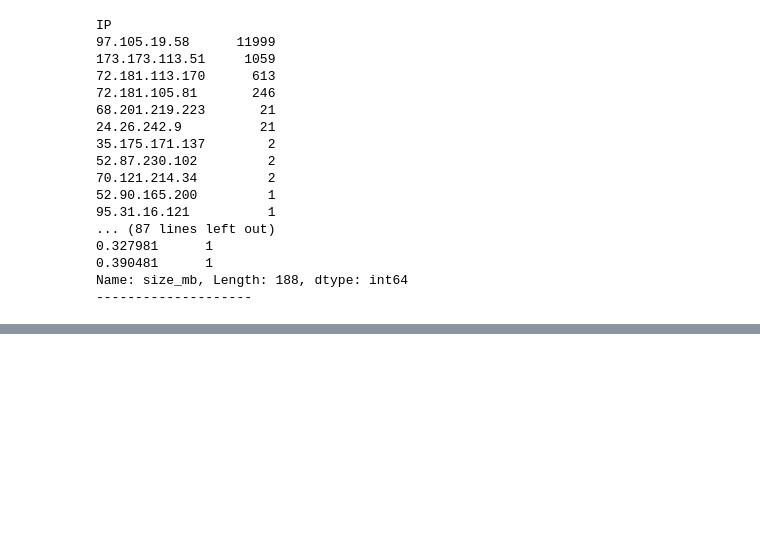
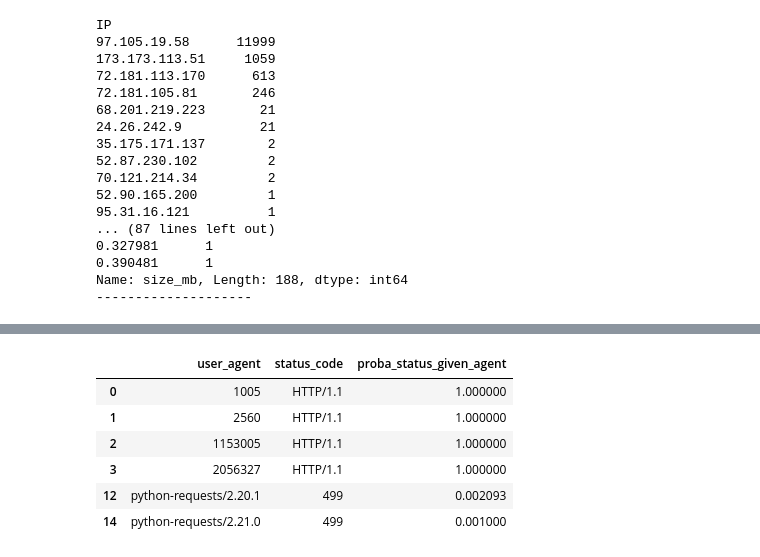
Before and after one commit to JaradAng/anomaly-detection-exercises, a Jupyter notebook: discrete_anomaly_detection.ipynb, the cells around one changed output, grey strips where cells are left out. Saved outputs shown, nothing was run; the diff lists cells and outputs as text; code cells hidden in the pictures; blank space fills up the shorter version.

```diff
--- a/discrete_anomaly_detection.ipynb
+++ b/discrete_anomaly_detection.ipynb
@@ -195,0 +218,7 @@ Name: size_mb, Length: 188, dtype: int64
+# %%
+status_given_agent = (
+    df.groupby('user_agent')
+    .status_code.value_counts(normalize=True)
+    .rename('proba_status_given_agent')
+    .reset_index())
+status_given_agent.head()
@@ -195,0 +232,10 @@ Name: size_mb, Length: 188, dtype: int64
+# %%
+status_given_agent[status_given_agent.status_code != '200']
+# %% [output]
+|  | user_agent | status_code | proba_status_given_agent |
+| 0 | 1005 | HTTP/1.1 | 1.000000 |
+| 1 | 2560 | HTTP/1.1 | 1.000000 |
+| 2 | 1153005 | HTTP/1.1 | 1.000000 |
+| 3 | 2056327 | HTTP/1.1 | 1.000000 |
+| 12 | python-requests/2.20.1 | 499 | 0.002093 |
+| 14 | python-requests/2.21.0 | 499 | 0.001000 |
```
Also changed, not shown: parts of 6 cells of this notebook, 1 other file.
